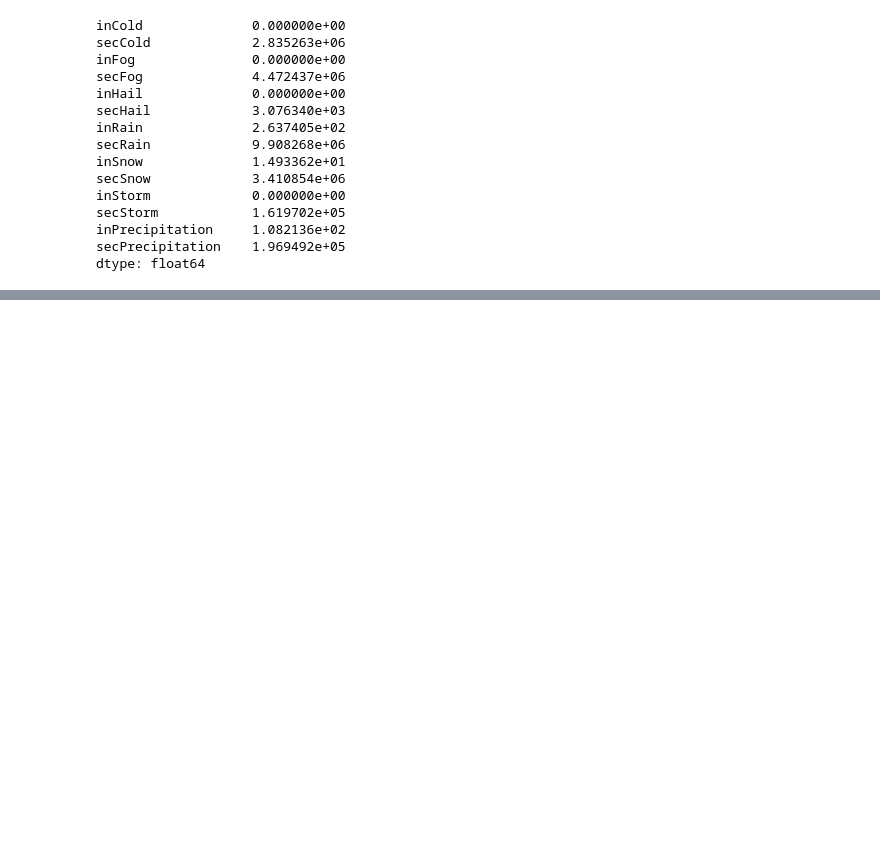
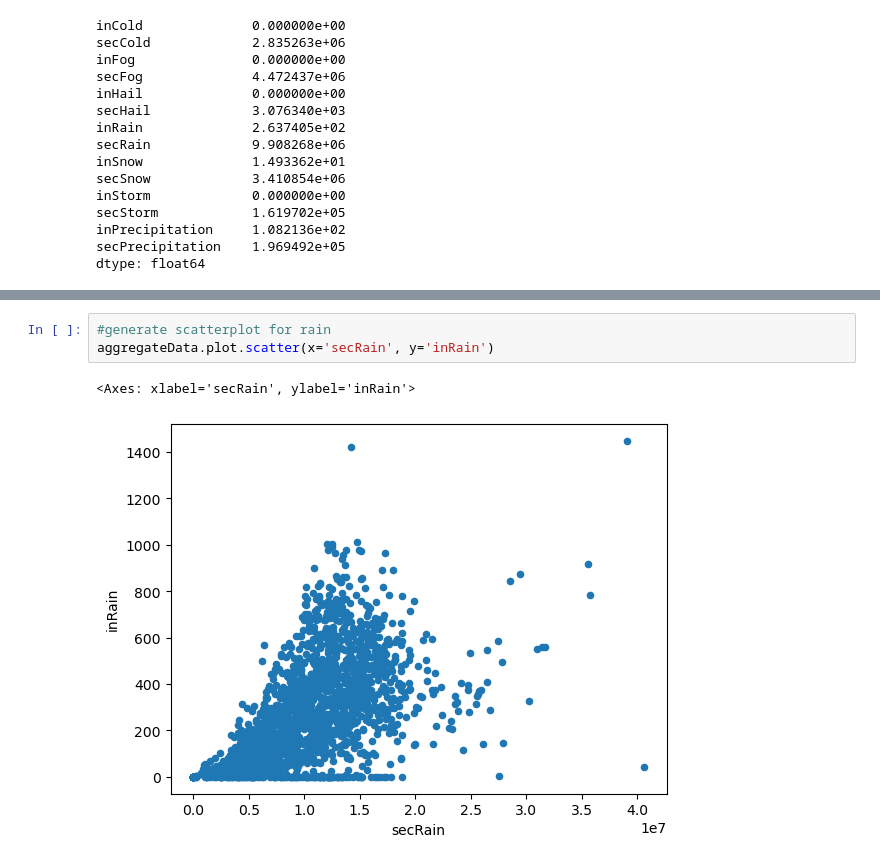
Before and after one commit to kinglouisph/datamining1, a Jupyter notebook: project1.ipynb, the cells around one changed output, grey strips where cells are left out. Cells and saved outputs as stored; diff of their text form; blank space fills up the shorter version.

```diff
--- a/project1.ipynb
+++ b/project1.ipynb
@@ -256,0 +345,6 @@ Name: KJGG, dtype: float64
+# %%
+#generate scatterplot for rain
+aggregateData.plot.scatter(x='secRain', y='inRain')
+# %% [output]
+<Axes: xlabel='secRain', ylabel='inRain'>
+[figure, added]
```
Also changed, not shown: parts of 11 cells of this notebook.
